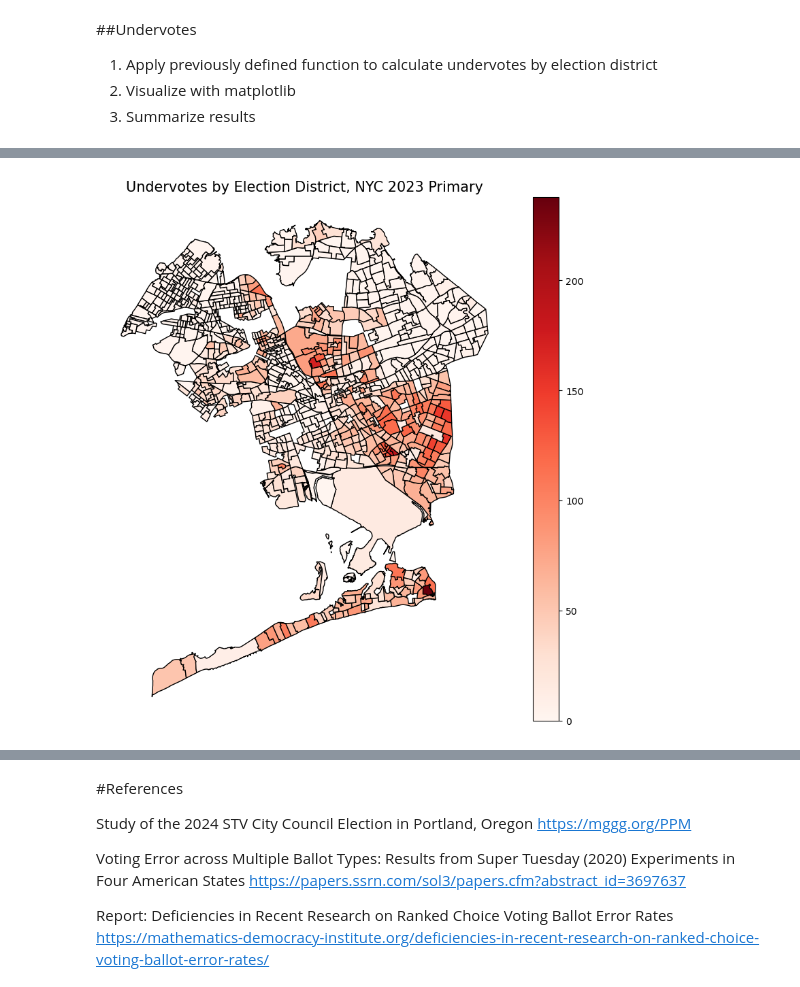
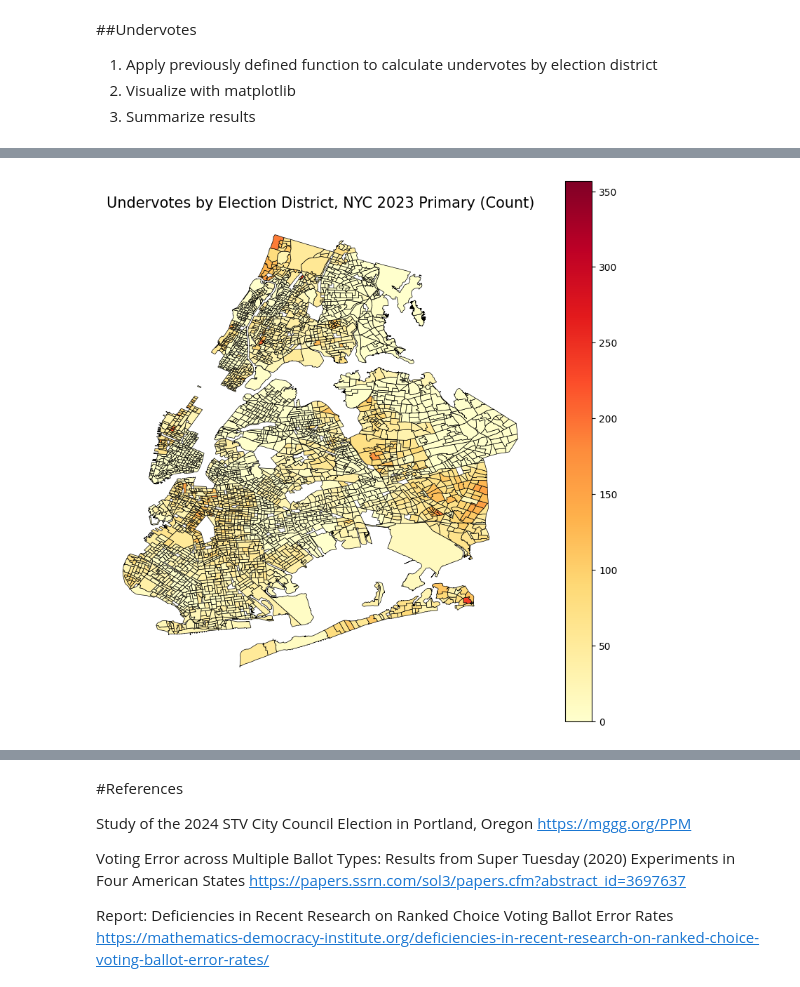
Before and after one commit to zaramc/rcv-ballot-errors, a Jupyter notebook: RCV_Ballot_Errors.ipynb, the cells around one changed output, grey strips where cells are left out. Cells and saved outputs as stored; diff of their text form; code cells hidden in the pictures.

```diff
--- a/RCV_Ballot_Errors.ipynb
+++ b/RCV_Ballot_Errors.ipynb
@@ -439,0 +480,6 @@ total_votes_by_electdist_23 = nyc_2023_primary_df.groupby("ElectDisct").sum().re
+# %%
+vote_choice_cols_23 = vote_choice_cols_23 + ["elect_dist"]
+nyc_2023_primary_df = nyc_2023_primary_df[vote_choice_cols_23]
+# %%
+vote_choice_cols_25 = vote_choice_cols_25 + ["elect_dist"]
+nyc_2025_primary_df = nyc_2025_primary_df[vote_choice_cols_25]
@@ -462,13 +525,35 @@ undervotes_by_electdist_23.head()
+# %%
+#get counts of undervotes by ElectDist
+undervotes_by_electdist_21 = nyc_2021_primary_df.groupby("elect_dist")["undervote"].sum().reset_index()
+undervotes_by_electdist_23 = nyc_2023_primary_df.groupby("elect_dist")["undervote"].sum().reset_index()
+undervotes_by_electdist_25 = nyc_2025_primary_df.groupby("elect_dist")["undervote"].sum().reset_index()
+
+#join to shapefile
+nyc_ED_gdf = pd.merge(undervotes_by_electdist_21, nyc_ED_gdf, left_on="elect_dist", right_on="elect_dist", how="left")
+nyc_ED_gdf = nyc_ED_gdf.rename(columns={'undervote': 'undervote21'})
+
+nyc_ED_gdf = pd.merge(undervotes_by_electdist_23, nyc_ED_gdf, left_on="elect_dist", right_on="elect_dist", how="left")
+nyc_ED_gdf = nyc_ED_gdf.rename(columns={'undervote': 'undervote23'})
+
+nyc_ED_gdf = pd.merge(undervotes_by_electdist_25, nyc_ED_gdf, left_on="elect_dist", right_on="elect_dist", how="left")
+nyc_ED_gdf = nyc_ED_gdf.rename(columns={'undervote': 'undervote25'})
+# %%
+#add undervote percents
+nyc_ED_gdf["pct_undervote21"] = nyc_ED_gdf["undervote21"]/nyc_ED_gdf["total_votes_21_count"]
+nyc_ED_gdf["pct_undervote23"] = nyc_ED_gdf["undervote23"]/nyc_ED_gdf["total_votes_23_count"]
+nyc_ED_gdf["pct_undervote25"] = nyc_ED_gdf["undervote25"]/nyc_ED_gdf["total_votes_25_count"]
 # %%
-#plotting
+nyc_ED_gdf = gpd.GeoDataFrame(nyc_ED_gdf, geometry="the_geom")
+
 fig, ax = plt.subplots(1, 1, figsize=(10, 10))
-undervotes_by_electdist_23.plot(ax=ax,
-                                column="undervote",
-                                legend=True,
-                                cmap="Reds",
-                                edgecolor="black")
-ax.set_title("Undervotes by Election District, NYC 2023 Primary", fontsize=15)
+nyc_ED_gdf.plot(ax=ax,
+                column="undervote23",
+                legend=True,
+                cmap="YlOrRd",
+                edgecolor = "black",
+                linewidth = 0.5)
+ax.set_title("Undervotes by Election District, NYC 2023 Primary (Count)", fontsize=15)
 ax.set_axis_off()
 plt.show()
 # %% [output]
-[figure, old version]
+[figure, new version]
```
Also changed, not shown: parts of 57 cells of this notebook.
